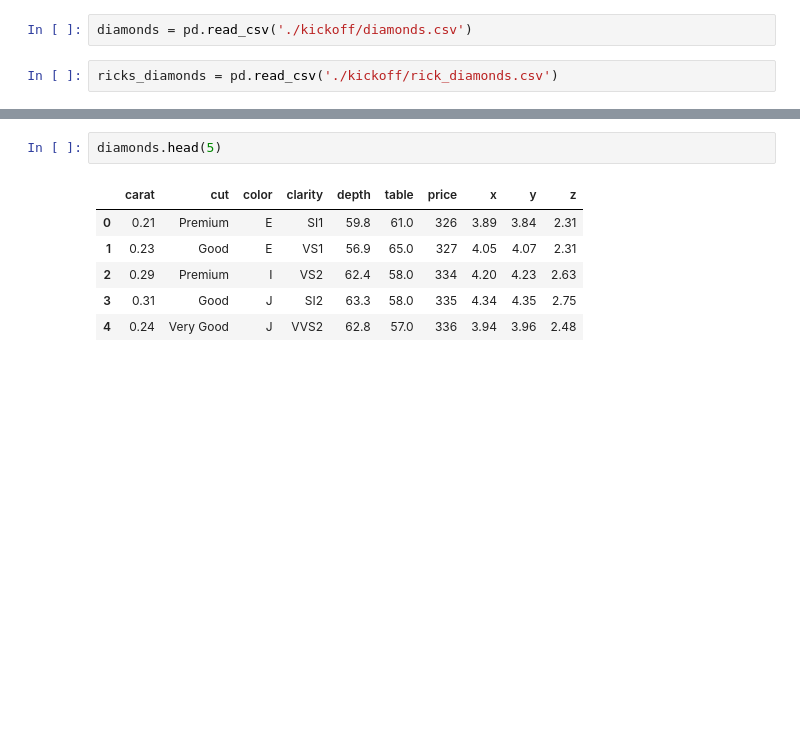
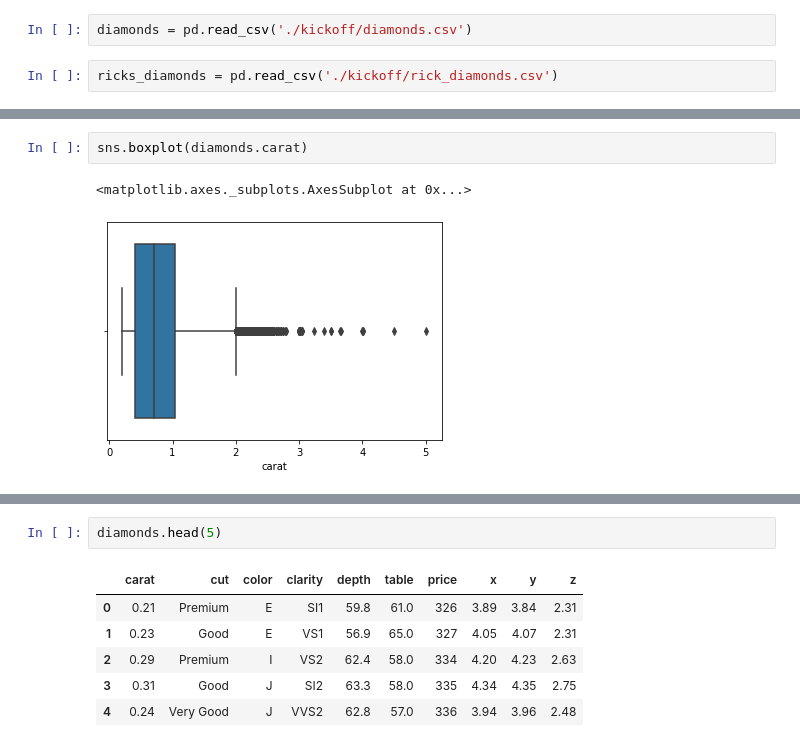
Before and after one commit to evefalcao/hw_linear-regression, a Jupyter notebook: p5-diamonds_pricing.ipynb, the cells around one changed output, grey strips where cells are left out. Cells and saved outputs as stored; diff of their text form; blank space fills up the shorter version.

```diff
--- a/p5-diamonds_pricing.ipynb
+++ b/p5-diamonds_pricing.ipynb
@@ -12,0 +35,5 @@ ricks_diamonds = pd.read_csv('./kickoff/rick_diamonds.csv')
+# %%
+sns.boxplot(diamonds.carat)
+# %% [output]
+<matplotlib.axes._subplots.AxesSubplot at 0x...>
+[figure, added]
```
Also changed, not shown: parts of 10 cells of this notebook.
